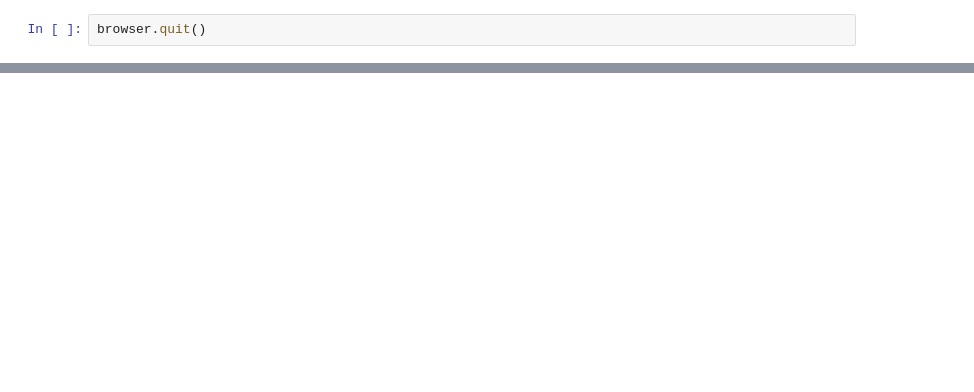
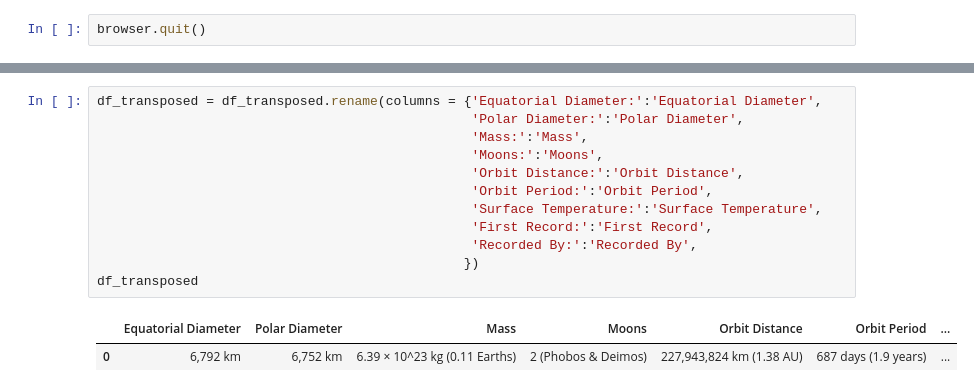
Before and after one commit to kylagelev/web-scraping-challenge, a Jupyter notebook: Mission_to_Mars/mission_to_mars.ipynb, the cells around one changed output, grey strips where cells are left out. Drawn from its saved outputs; the diff is of its cells as text; blank space fills up the shorter version.

```diff
--- a/Mission_to_Mars/mission_to_mars.ipynb
+++ b/Mission_to_Mars/mission_to_mars.ipynb
@@ -84,0 +181,15 @@ browser.quit()
+# %%
+df_transposed = df_transposed.rename(columns = {'Equatorial Diameter:':'Equatorial Diameter',
+                                                'Polar Diameter:':'Polar Diameter',
+                                                'Mass:':'Mass',
+                                                'Moons:':'Moons',
+                                                'Orbit Distance:':'Orbit Distance',
+                                                'Orbit Period:':'Orbit Period',
+                                                'Surface Temperature:':'Surface Temperature',
+                                                'First Record:':'First Record',
+                                                'Recorded By:':'Recorded By',
+                                               })
+df_transposed
+# %% [output]
+|  | Equatorial Diameter | Polar Diameter | Mass | Moons | Orbit Distance | Orbit Period | ... |
+| 0 | 6,792 km | 6,752 km | 6.39 × 10^23 kg (0.11 Earths) | 2 (Phobos & Deimos) | 227,943,824 km (1.38 AU) | 687 days (1.9 years) | ... |
```
Also changed, not shown: parts of 19 cells of this notebook, 1 other file.
